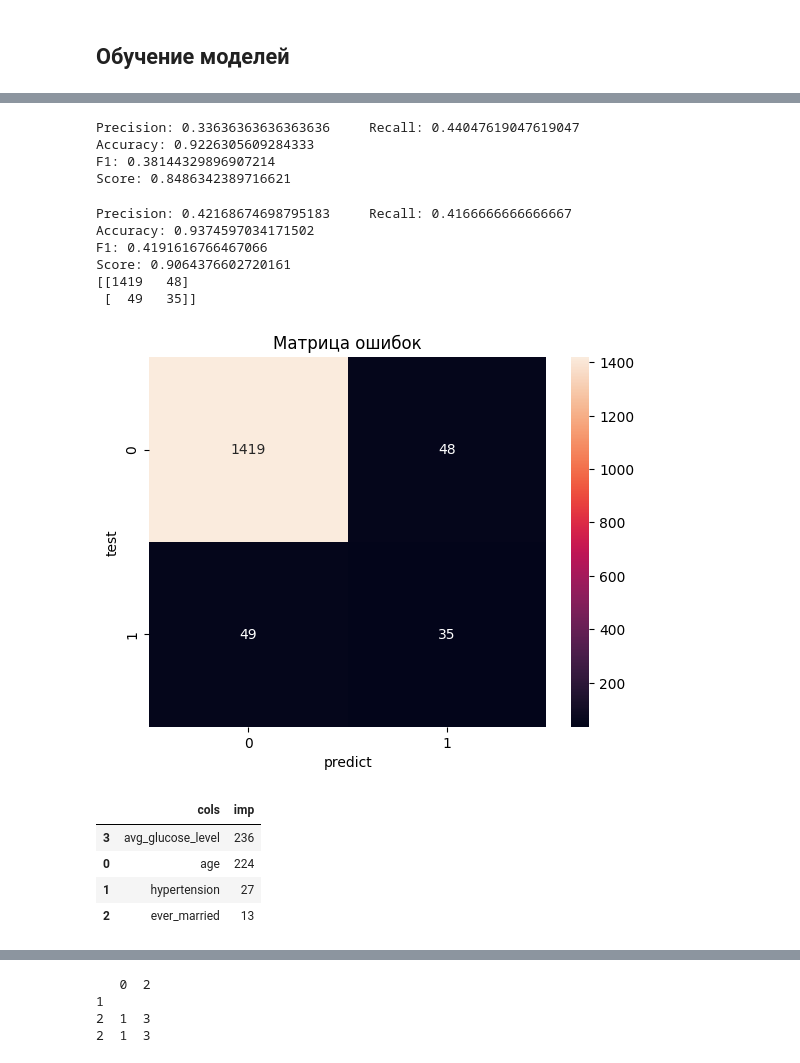
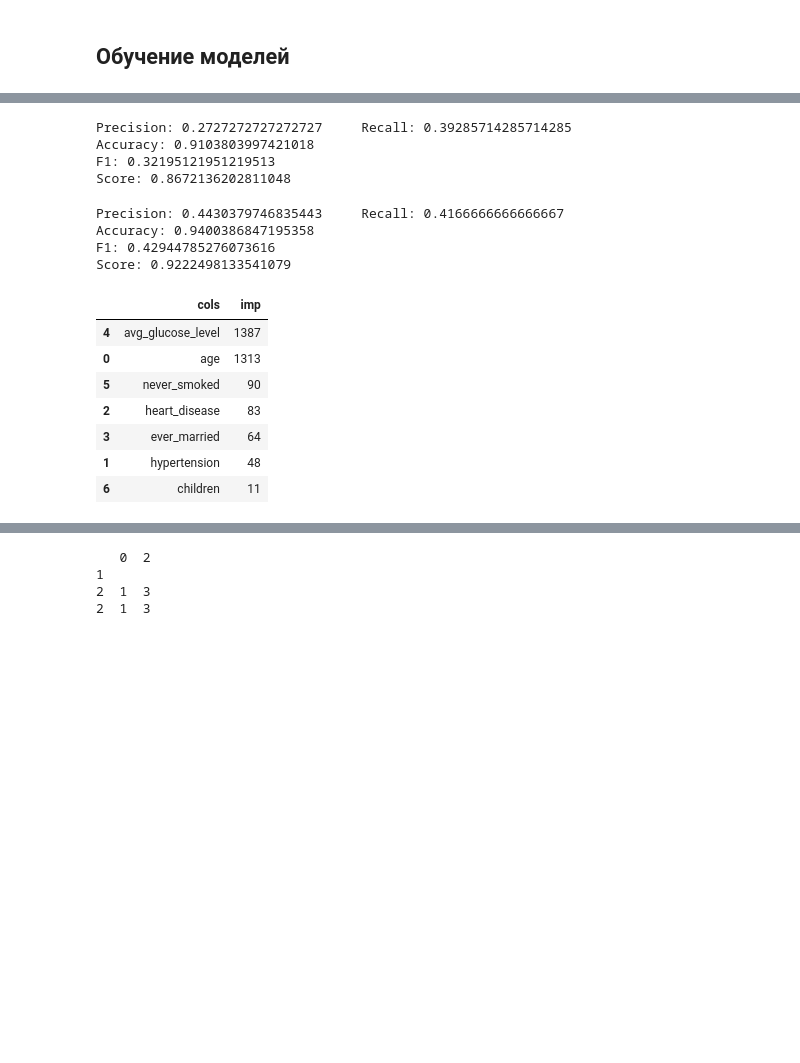
Before and after one commit to IlyaIIS/python-ML-stroke-prediction, a Jupyter notebook: MLProject.ipynb, the cells around one changed output, grey strips where cells are left out. Drawn from its saved outputs; the diff is of its cells as text; code cells hidden in the pictures; blank space fills up the shorter version.

```diff
--- a/MLProject.ipynb
+++ b/MLProject.ipynb
@@ -268,14 +310,17 @@ train_df_clean
 # x_test = test_df_clean_temp.drop(columns='stroke')
 # y_test = test_df_clean_temp['stroke']
 # %%
+# Выделение тестовых данных
 from sklearn.model_selection import StratifiedKFold
 
+skf = StratifiedKFold(n_splits=10, shuffle=True, random_state=32)
 
-skf = StratifiedKFold(n_splits=10, shuffle=True, random_state=42)
+all_featers = train_df_clean.drop(columns='stroke')
+factor = train_df_clean['stroke']
 
-for train_index, test_index in skf.split(train_df_clean.drop(columns='stroke'), train_df_clean['stroke']):
-    x_train, x_test = train_df_clean.drop(columns='stroke').iloc[train_index], train_df_clean.drop(columns='stroke').iloc[test_index]
-    y_train, y_test = train_df_clean['stroke'].iloc[train_index], train_df_clean['stroke'].iloc[test_index]
-print(len(y_test[y_test == 1]))
-print(len(y_train))
+for train_index, test_index in skf.split(all_featers, factor):
+    x_train, x_test = all_featers.iloc[train_index], all_featers.iloc[test_index]
+    y_train, y_test = factor.iloc[train_index], factor.iloc[test_index]
+print(len(y_test), len(y_test[y_test == 1]))
+print(len(y_train), len(y_train[y_train == 1]))
 # %% [output]
@@ -345,7 +401,7 @@ print(len(y_train))
 #### SMOTE
 # %%
 # генерация искусственных данных с помощью SMOTE
-smote = SMOTE(sampling_strategy=0.1, random_state=8765)
+smote = SMOTE(sampling_strategy=0.13, random_state=8765)
 x_train_smote, y_train_smote = smote.fit_resample(x_train, y_train)
 print(len(x_train_smote))
 print("теперь равно нулю: ", len(y_train_smote[y_train_smote==0]))
@@ -501,16 +545,18 @@ Score: 0.9041492193332684
 from sklearn.tree import DecisionTreeClassifier
 
 # создаем объект модели
-lr_model = DecisionTreeClassifier()
+dt_model = DecisionTreeClassifier(random_state=42)
 
 # обучаем модель на обучающей выборке
-lr_model.fit(x_train, y_train)
+dt_model.fit(x_train, y_train)
 
 # делаем прогнозы на тестовой выборке
-y_pred = lr_model.predict(x_test)
+y_pred = dt_model.predict(x_test)
 
 # оцениваем точность прогнозов
 print_metrics(y_test, y_pred)
+
+print_score(dt_model, x_test)
 
 # DecisionTreeClassifier precision:  0.19411764705882353
 # Accuracy: 0.9297615158444953
@@ -524,7 +571,7 @@ F1: 0.35242290748898686
 from sklearn.ensemble import RandomForestClassifier
 
 # создаем объект модели
-rf_model = RandomForestClassifier()
+rf_model = RandomForestClassifier(random_state=200, n_estimators=200)
 
 # обучаем модель на обучающей выборке
 rf_model.fit(x_train, y_train)
@@ -535,16 +582,15 @@ y_pred = rf_model.predict(x_test)
 # оцениваем точность прогнозов
 print_metrics(y_test, y_pred)
 print_score(rf_model, x_test)
-
 # DecisionTreeClassifier precision:  0.19411764705882353
 # Accuracy: 0.9297615158444953
 # Recall: 0.2972972972972973
 # F1: 0.23487544483985764
 # %% [output]
-Precision: 0.33636363636363636     Recall: 0.44047619047619047
-Accuracy: 0.9226305609284333
-F1: 0.38144329896907214
-Score: 0.8486342389716621
+Precision: 0.2727272727272727     Recall: 0.39285714285714285
+Accuracy: 0.9103803997421018
+F1: 0.32195121951219513
+Score: 0.8672136202811048
 # %%
 from lightgbm import LGBMClassifier
 
@@ -553,52 +599,52 @@ lgbm_hyperparameters = {
     'learning_rate': [0.01, 0.05, 0.1, 0.2,],
     'num_leaves': [2, 6, 10, 14, 18, 20],
     'max_depth': [2, 6, 8,  12,  16,  20],
     'min_child_samples': [2, 4,  8, 12, 16,  20],
     'subsample': [0.5, 0.6, 0.8, 1],
 }
 # clf = LGBMClassifier(random_state=seed, n_jobs=-1)
 # grid_search = GridSearchCV(clf, lgbm_hyperparameters, cv=5, n_jobs=-1, verbose=1)
 # grid_search.fit(train_X, train_y)
 # print(grid_search.best_params_)
 
-best_params_lgbm = {'learning_rate': 0.05, 'max_depth': 6, 'min_child_samples': 12, 'n_estimators': 100, 'num_leaves': 6, 'subsample': 0.5}
-lgbm_model = LGBMClassifier(random_state=321, n_jobs=-1, **best_params_lgbm)
+lgbm_model = LGBMClassifier(random_state=200, n_estimators=600, learning_rate=0.08, max_depth=3, min_child_samples=17, num_leaves=6, n_jobs=-1)
 lgbm_model.fit(x_train, y_train)
 
 
 # делаем прогнозы на тестовой выборке
 y_pred = lgbm_model.predict(x_test)
 
+y_predictions.append(lgbm_model.predict_proba(x_test)[:, 1])
+
 # оцениваем точность прогнозов
 print_metrics(y_test, y_pred)
 print_score(lgbm_model, x_test)
 
-print_error_matrix(y_test, y_pred)
-# LGBMClassifier precision:  0.38
-# Accuracy: 0.9598170532505718
-# Recall: 0.17117117117117117
-# F1: 0.2360248447204969
+# Precision: 0.48936170212765956     Recall: 0.32857142857142857
+# Accuracy: 0.945046439628483
+# F1: 0.39316239316239315
+# Score: 0.8896188917465514
 
-y_predictions.append(lgbm_model.predict_proba(x_test)[:, 1])
+
 
 fi = pd.DataFrame({
     'cols': x_train.columns,
     'imp': lgbm_model.feature_importances_
 }).sort_values('imp', ascending=False)
 fi
 # %% [output]
-Precision: 0.42168674698795183     Recall: 0.4166666666666667
-Accuracy: 0.9374597034171502
-F1: 0.4191616766467066
-Score: 0.9064376602720161
-[[1419   48]
- [  49   35]]
+Precision: 0.4430379746835443     Recall: 0.4166666666666667
+Accuracy: 0.9400386847195358
+F1: 0.42944785276073616
+Score: 0.9222498133541079
-[figure, removed]
 |  | cols | imp |
-| 3 | avg_glucose_level | 236 |
-| 0 | age | 224 |
-| 1 | hypertension | 27 |
-| 2 | ever_married | 13 |
+| 4 | avg_glucose_level | 1387 |
+| 0 | age | 1313 |
+| 5 | never_smoked | 90 |
+| 2 | heart_disease | 83 |
+| 3 | ever_married | 64 |
+| 1 | hypertension | 48 |
+| 6 | children | 11 |
 # %%
 from xgboost import XGBClassifier
 # Создаем модель XGBClassifier
```
Also changed, not shown: parts of 48 cells of this notebook, 1 other file.
